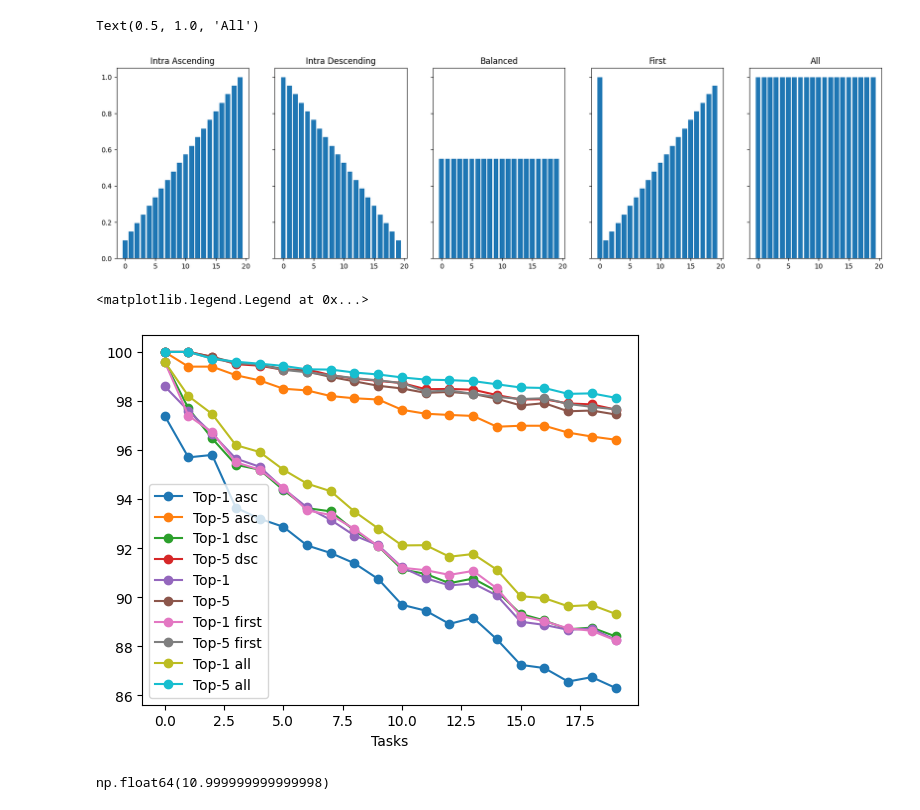
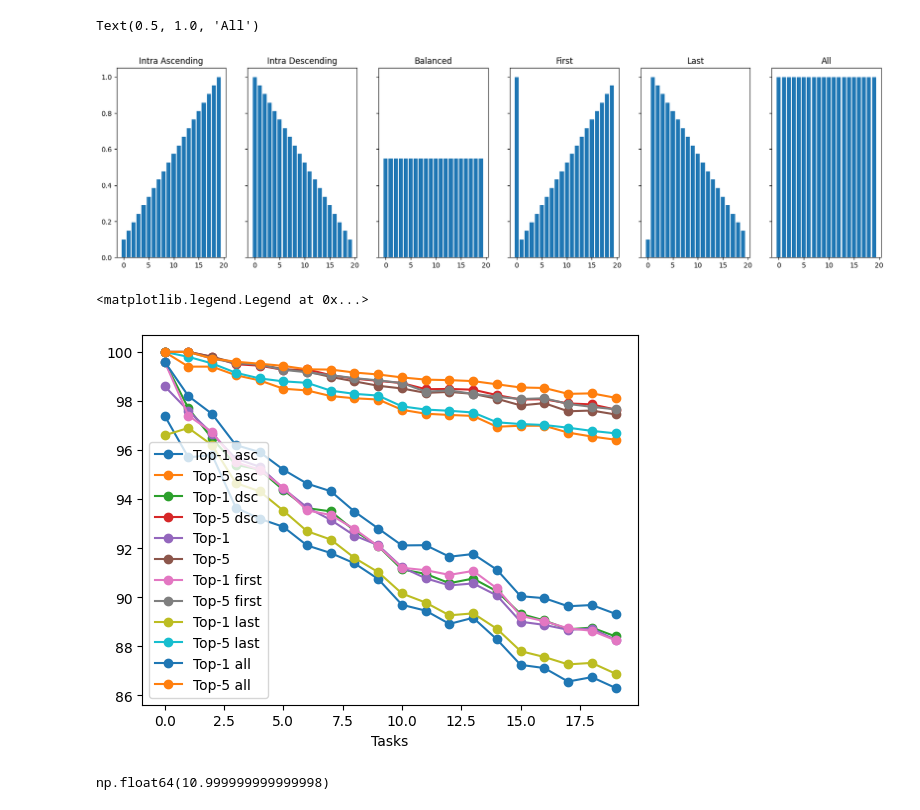
Before and after one commit to RIT-MLVISION-LAB/MLVision-CIL-with-PTMs, a Jupyter notebook: imbalance.ipynb, the cells around one changed output. Saved outputs shown, nothing was run; the diff lists cells and outputs as text; code cells hidden in the pictures.

Commit message:
add imbalanced scenario last

```diff
--- a/imbalance.ipynb
+++ b/imbalance.ipynb
@@ -25,30 +29,34 @@ top5_all = [100.0, 100.0, 99.73, 99.6, 99.52, 99.43, 99.29, 99.28, 99.16, 99.08,
 # %%
 import numpy as np
 x = np.arange(20)
 num_tasks = 20
 
 asc = 0.1 + (x / (num_tasks - 1)) * (1.0 - 0.1)
 desc = 1.0 - (x / (num_tasks - 1)) * (1.0 - 0.1)
 balanced = np.ones(num_tasks) *11/20
 x2 = (x+19)%20
-hyp = 0.1 + (x2 / (num_tasks - 1)) * (1.0 - 0.1)
+first = 0.1 + (x2 / (num_tasks - 1)) * (1.0 - 0.1)
+last = 1.0 - (x2 / (num_tasks - 1)) * (1.0 - 0.1)
+
 all = np.ones(num_tasks)
 
-fig, axs = plt.subplots(1, 5, figsize=(20, 5), sharey=True)
+fig, axs = plt.subplots(1, 6, figsize=(20, 5), sharey=True)
 axs[0].bar(x, asc)
 axs[1].bar(x, desc)
 axs[2].bar(x, balanced)
-axs[3].bar(x, hyp)
-axs[4].bar(x, all)
+axs[3].bar(x, first)
+axs[4].bar(x, last)
+axs[5].bar(x, all)
 
 axs[0].set_title('Intra Ascending')
 axs[1].set_title('Intra Descending')
 axs[2].set_title('Balanced')
 axs[3].set_title('First')
-axs[4].set_title('All')
+axs[4].set_title('Last')
+axs[5].set_title('All')
 # %% [output]
 Text(0.5, 1.0, 'All')
-[figure, old version]
+[figure, new version]
 # %%
 # plt.plot(top1, label='Top-1 Accuracy', marker='o')
 # plt.plot(top5, label='Top-5 Accuracy', marker='o')
@@ -64,6 +72,9 @@ plt.plot(top5, label='Top-5', marker='o')
 plt.plot(top1_first, label='Top-1 first', marker='o')
 plt.plot(top5_first, label='Top-5 first', marker='o')
 
+plt.plot(top1_last, label='Top-1 last', marker='o')
+plt.plot(top5_last, label='Top-5 last', marker='o')
+
 plt.plot(top1_all, label='Top-1 all', marker='o')
 plt.plot(top5_all, label='Top-5 all', marker='o')
 
@@ -72,7 +83,7 @@ plt.xlabel('Tasks')
 plt.legend()
 # %% [output]
 <matplotlib.legend.Legend at 0x...>
-[figure, old version]
+[figure, new version]
 # %%
 import numpy as np
 
```
Also changed, not shown: parts of 1 cell of this notebook.
